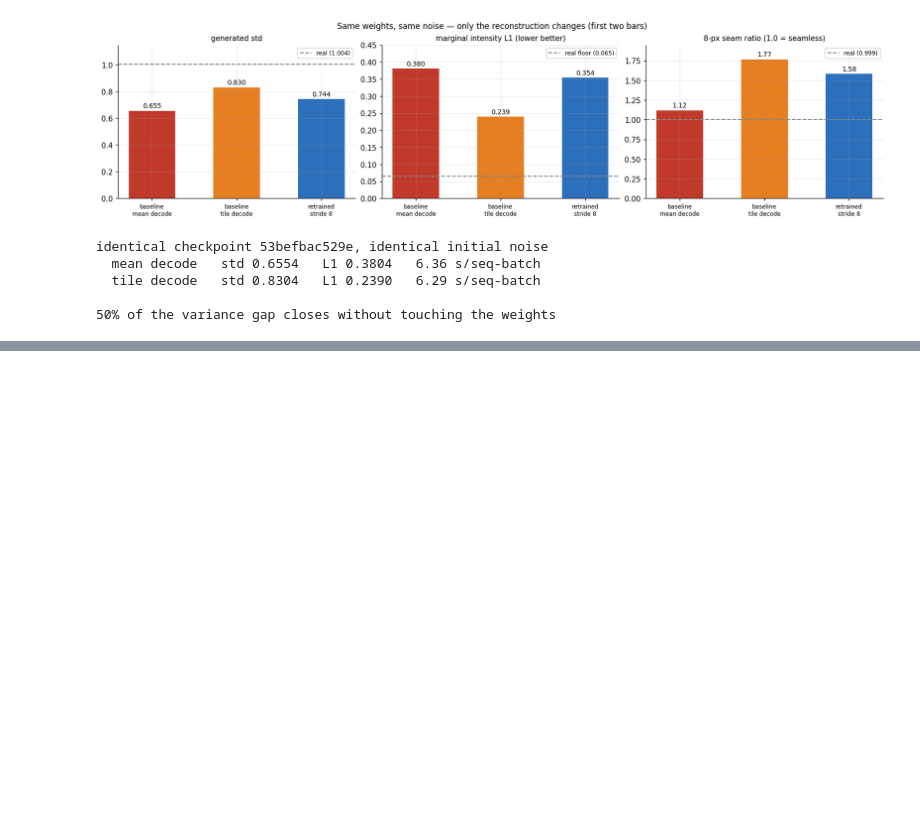
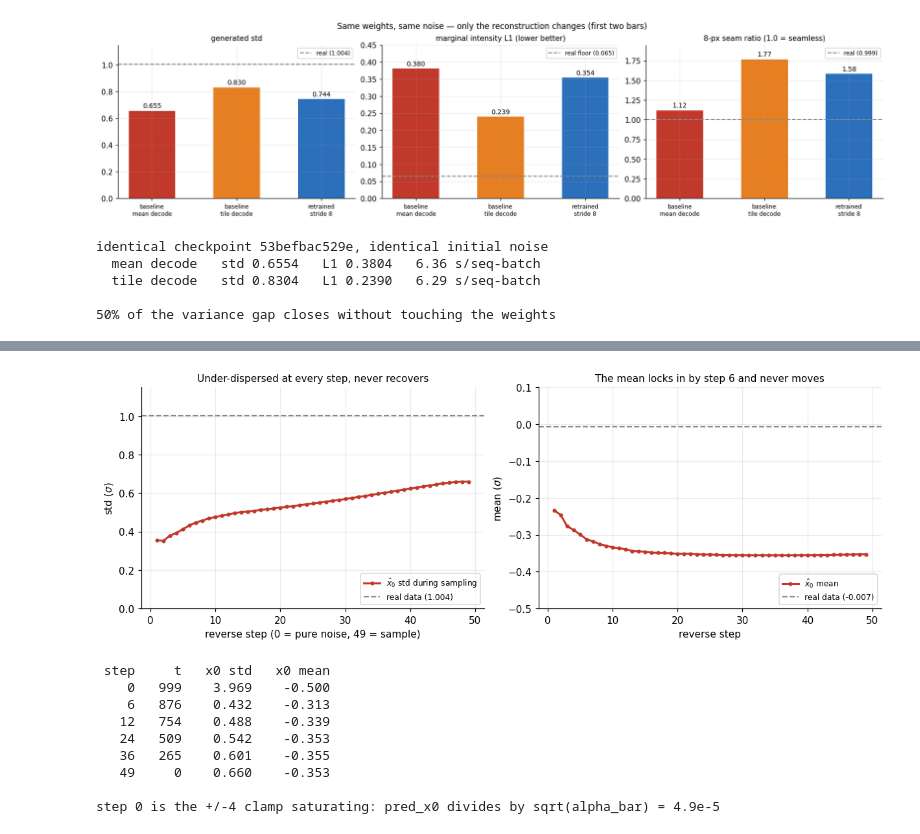
Before and after one commit to arigra/radSeq, a Jupyter notebook: notebooks/01_research_story.ipynb, the cells around one changed output, grey strips where cells are left out. Saved outputs shown, nothing was run; the diff lists cells and outputs as text; code cells hidden in the pictures; blank space fills up the shorter version.

```diff
--- a/notebooks/01_research_story.ipynb
+++ b/notebooks/01_research_story.ipynb
@@ -1034,0 +1081,38 @@ ablations than before them.
+# %%
+S = json.load(open("samples/calibration_story.json"))
+raw = S["trajectory_uncorrected"]
+step = [r["step"] for r in raw][1:]
+std = [r["x0_std"] for r in raw][1:]
+mean = [r["x0_mean"] for r in raw][1:]
+
+fig, axes = plt.subplots(1, 2, figsize=(11, 3.8), constrained_layout=True)
+axes[0].plot(step, std, "o-", color=RED, lw=2, ms=3, label=r"$\hat{x}_0$ std during sampling")
+axes[0].axhline(1.0043, color=GREY, ls="--", lw=1.4, label="real data (1.004)")
+axes[0].set_xlabel("reverse step (0 = pure noise, 49 = sample)")
+axes[0].set_ylabel(r"std ($\sigma$)"); axes[0].set_ylim(0, 1.15)
+axes[0].legend(fontsize=8, loc="lower right")
+axes[0].set_title("Under-dispersed at every step, never recovers", fontsize=10)
+
+axes[1].plot(step, mean, "o-", color=RED, lw=2, ms=3, label=r"$\hat{x}_0$ mean")
+axes[1].axhline(-0.0072, color=GREY, ls="--", lw=1.4, label="real data (-0.007)")
+axes[1].set_xlabel("reverse step"); axes[1].set_ylabel(r"mean ($\sigma$)")
+axes[1].set_ylim(-0.5, 0.1); axes[1].legend(fontsize=8, loc="lower right")
+axes[1].set_title("The mean locks in by step 6 and never moves", fontsize=10)
+plt.show()
+
+print(f"{'step':>5}{'t':>6}{'x0 std':>9}{'x0 mean':>10}")
+for r in raw:
+    if r["step"] in (0, 6, 12, 24, 36, 49):
+        print(f"{r['step']:>5}{r['t']:>6}{r['x0_std']:>9.3f}{r['x0_mean']:>10.3f}")
+print("\nstep 0 is the +/-4 clamp saturating: pred_x0 divides by sqrt(alpha_bar) = 4.9e-5")
+# %% [output]
+[figure, added]
+ step     t   x0 std   x0 mean
+    0   999    3.969    -0.500
+    6   876    0.432    -0.313
+   12   754    0.488    -0.339
+   24   509    0.542    -0.353
+   36   265    0.601    -0.355
+   49     0    0.660    -0.353
+
+step 0 is the +/-4 clamp saturating: pred_x0 divides by sqrt(alpha_bar) = 4.9e-5
```
Also changed, not shown: parts of 12 cells of this notebook, 1 other file.
